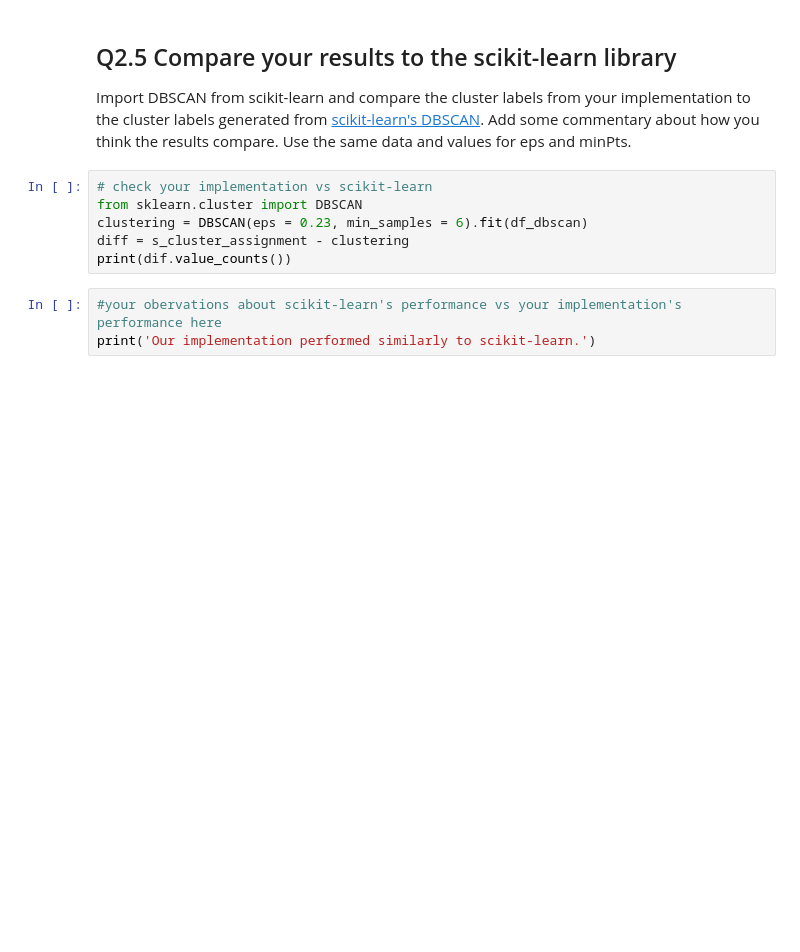
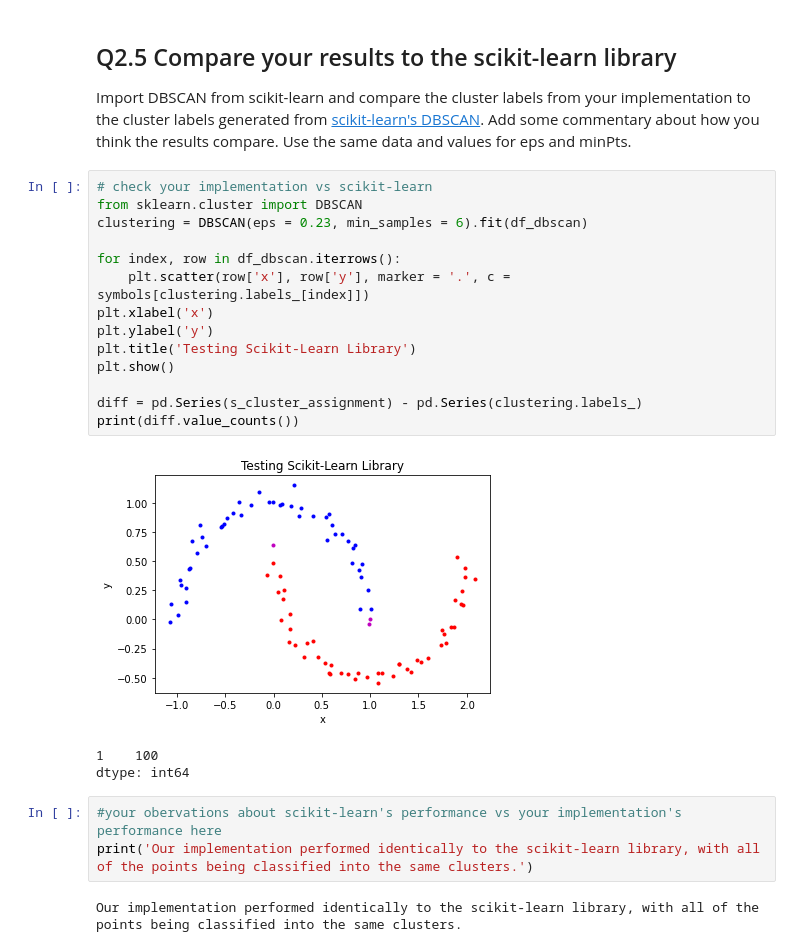
Before and after one commit to kierancoz/cs329e, a Jupyter notebook: assign9/CS329E_HW9.ipynb, the cells around one changed output. Drawn from its saved outputs; the diff is of its cells as text; blank space fills up the shorter version.

```diff
--- a/assign9/CS329E_HW9.ipynb
+++ b/assign9/CS329E_HW9.ipynb
@@ -349,9 +335,23 @@ Import DBSCAN from scikit-learn and compare the cluster labels from your impleme
 # %%
 # check your implementation vs scikit-learn
 from sklearn.cluster import DBSCAN
 clustering = DBSCAN(eps = 0.23, min_samples = 6).fit(df_dbscan)
-diff = s_cluster_assignment - clustering
-print(dif.value_counts())
+
+for index, row in df_dbscan.iterrows():
+    plt.scatter(row['x'], row['y'], marker = '.', c = symbols[clustering.labels_[index]])
+plt.xlabel('x')
+plt.ylabel('y')
+plt.title('Testing Scikit-Learn Library')
+plt.show()
+
+diff = pd.Series(s_cluster_assignment) - pd.Series(clustering.labels_)
+print(diff.value_counts())
+# %% [output]
+[figure, added]
+1    100
+dtype: int64
 # %%
 #your obervations about scikit-learn's performance vs your implementation's performance here
-print('Our implementation performed similarly to scikit-learn.')
+print('Our implementation performed identically to the scikit-learn library, with all of the points being classified into the same clusters.')
+# %% [output]
+Our implementation performed identically to the scikit-learn library, with all of the points being classified into the same clusters.
```
Also changed, not shown: parts of 3 cells of this notebook.
